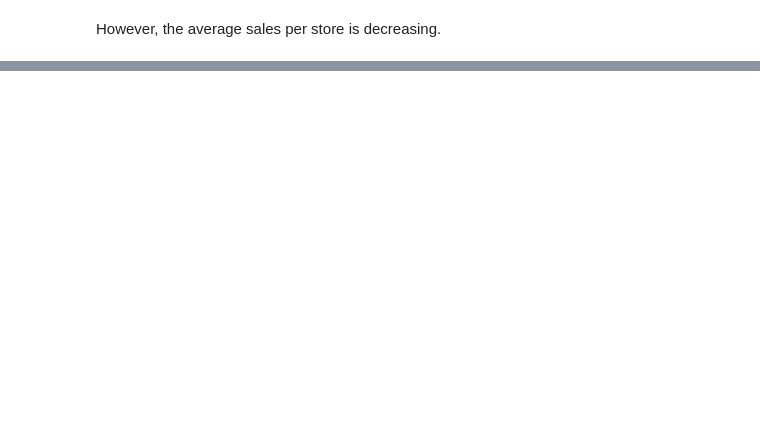
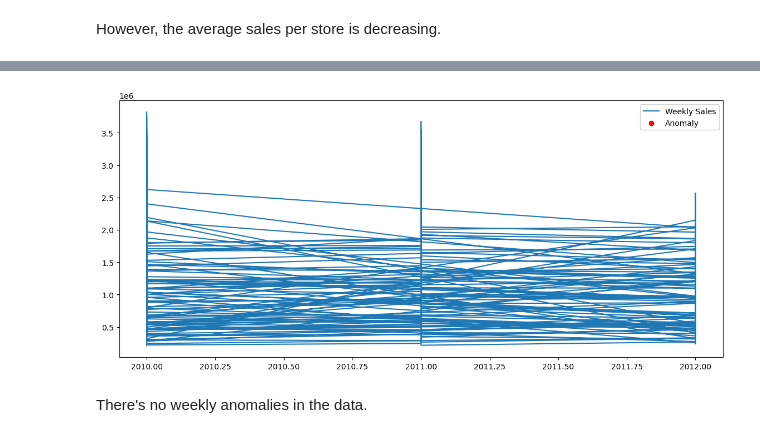
Before and after one commit to bdk-333/Walmart-Sales-Analysis, a Jupyter notebook: notebooks/03_kpi_definition_calculation.ipynb, the cells around one changed output, grey strips where cells are left out. Saved outputs shown, nothing was run; the diff lists cells and outputs as text; code cells hidden in the pictures; blank space fills up the shorter version.

```diff
--- a/notebooks/03_kpi_definition_calculation.ipynb
+++ b/notebooks/03_kpi_definition_calculation.ipynb
@@ -229,0 +255,15 @@ However, the average sales per store is decreasing.
+# %%
+df['rolling_mean'] = df['Weekly_Sales'].rolling(window=4).mean()
+df['rolling_std'] = df['Weekly_Sales'].rolling(window=4).std()
+df['anomaly'] = ((df['Weekly_Sales'] > df['rolling_mean'] + 2*df['rolling_std']) |
+                 (df['Weekly_Sales'] < df['rolling_mean'] - 2*df['rolling_std']))
+# %%
+plt.figure(figsize=(14, 6))
+plt.plot(df['year'], df['Weekly_Sales'], label='Weekly Sales')
+plt.scatter(df[df['anomaly']]['month'], df[df['anomaly']]['Weekly_Sales'], color='red', label='Anomaly')
+plt.legend()
+plt.show()
+# %% [output]
+[figure, added]
+# %% [markdown]
+There's no weekly anomalies in the data.
```
Also changed, not shown: parts of 5 cells of this notebook.
